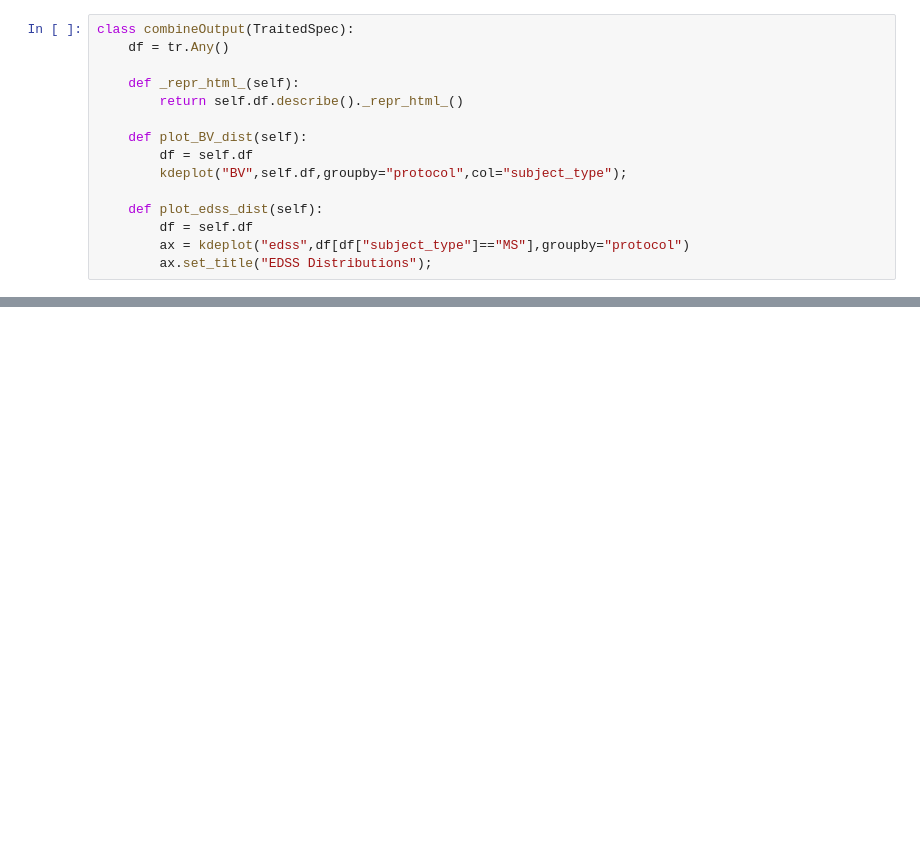
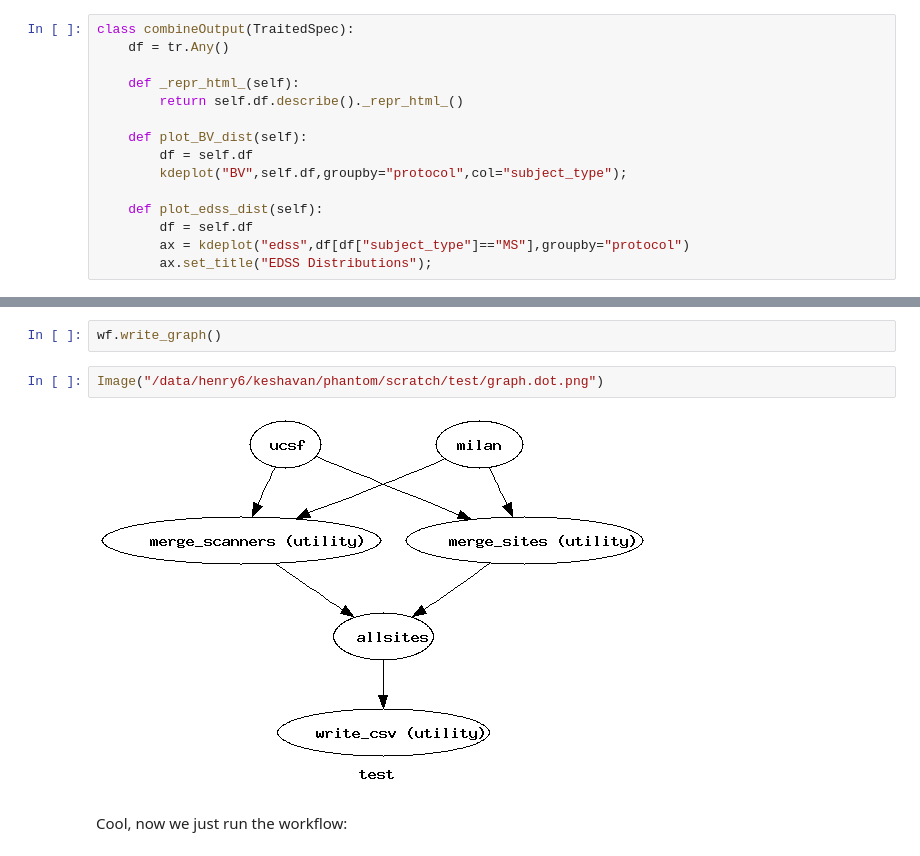
Before and after one commit to akeshavan/bioe_rotation3, a Jupyter notebook: notebooks/Refactor.ipynb, the cells around one changed output, grey strips where cells are left out. Cells and saved outputs as stored; diff of their text form; blank space fills up the shorter version.

```diff
--- a/notebooks/Refactor.ipynb
+++ b/notebooks/Refactor.ipynb
@@ -309,0 +415,8 @@ ppl.legend(ax);
+# %%
+wf.write_graph()
+# %%
+Image("/data/henry6/keshavan/phantom/scratch/test/graph.dot.png")
+# %% [output]
+[figure, added]
+# %% [markdown]
+Cool, now we just run the workflow:
```
Also changed, not shown: parts of 43 cells of this notebook.
